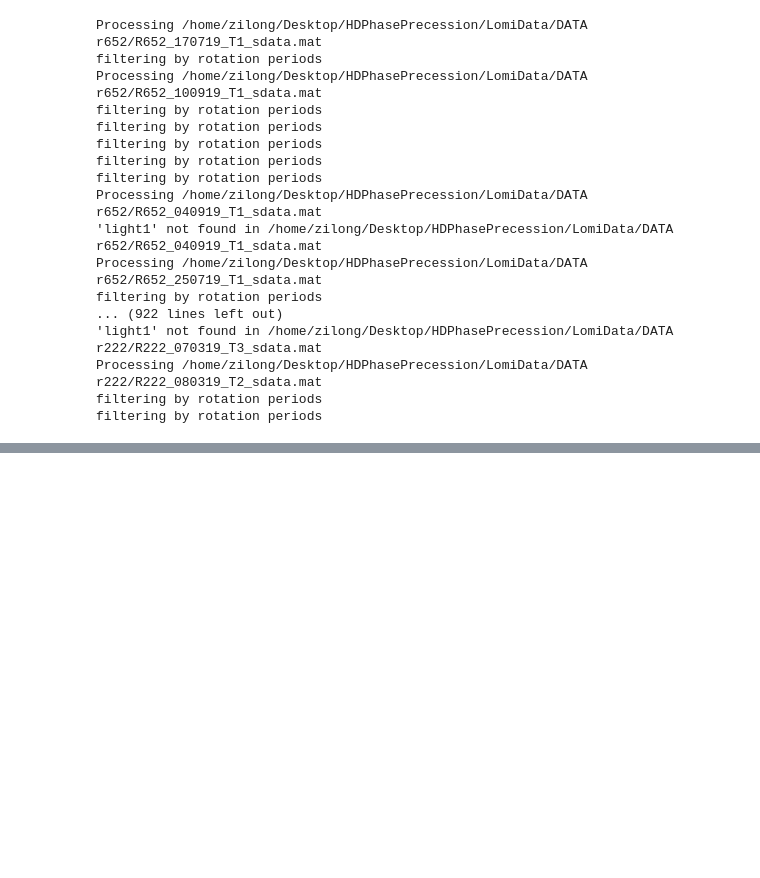
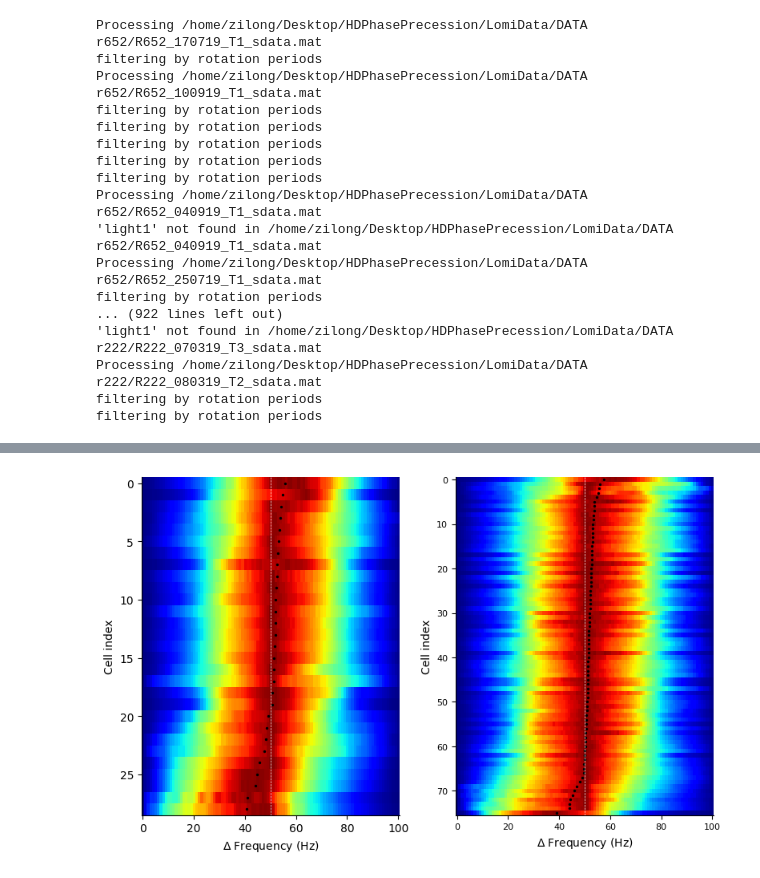
Before and after one commit to ZilongJi/HDPhasePrecession, a Jupyter notebook: IntrinsicFrequency_Geisler.ipynb, the cells around one changed output, grey strips where cells are left out. Cells and saved outputs as stored; diff of their text form; code cells hidden in the pictures; blank space fills up the shorter version.

```diff
--- a/IntrinsicFrequency_Geisler.ipynb
+++ b/IntrinsicFrequency_Geisler.ipynb
@@ -483,33 +487,61 @@ for i, ct in enumerate(cell_types):
 fig, axs = plt.subplots(1,2, figsize=(8,5), dpi=100)
 
 ax = axs[0]
-#get the index of max value in each corr
-max_idx = [np.argmax(corr) for corr in skipcorr]
+# #get the index of max value in each corr
+# max_idx = [np.argmax(corr) for corr in skipcorr]
+
+#get max_idx using the center of mass of each corr
+max_idx = [center_of_mass(corr)[0] for corr in skipcorr]
+
 #rank skipcorr by max_idx
 ranked_idx = np.argsort(max_idx)[::-1]
 #rank them
 skipcorr_ranked = [skipcorr[idx] for idx in ranked_idx]
 max_idx_ranked = [max_idx[idx] for idx in ranked_idx]
 #to array
 skipcorr_ranked = np.array(skipcorr_ranked)
 #plot ranked_corr as a heatmap using colormap 'jet'
 im = ax.imshow(skipcorr_ranked, cmap='jet', aspect='auto')
 
 #vertical
 ax.axvline(x=len(lags)//2, color='white', linestyle='--', linewidth=0.5)
 
+#plot the max_idx as a scatter plot on the heatmap
+for i, idx in enumerate(max_idx_ranked):
+    ax.scatter(idx, i, color='black', s=2)
+
+
 ax = axs[1]
 #get the index of max value in each corr
-max_idx = [np.argmax(corr) for corr in nonskipcorr]
+# max_idx = [np.argmax(corr) for corr in nonskipcorr]
+
+#get max_idx using the center of mass of each corr
+max_idx = [center_of_mass(corr)[0] for corr in nonskipcorr]
+
 #rank skipcorr by max_idx
 ranked_idx = np.argsort(max_idx)[::-1]
 #rank them
 nonskipcorr_ranked = [nonskipcorr[idx] for idx in ranked_idx]
 max_idx_ranked = [max_idx[idx] for idx in ranked_idx]
 #to array
 nonskipcorr_ranked = np.array(nonskipcorr_ranked)
 #plot ranked_corr as a heatmap using colormap 'jet'
 im = ax.imshow(nonskipcorr_ranked, cmap='jet', aspect='auto')
 
 #vertical
 ax.axvline(x=len(lags)//2, color='white', linestyle='--', linewidth=0.5)
+
+#plot the max_idx as a scatter plot on the heatmap
+for i, idx in enumerate(max_idx_ranked):
+    ax.scatter(idx, i, color='black', s=2)
+
+for ax in axs:
+    sns.despine()
+    #ticksize as 8
+    plt.tick_params(axis='both', which='major', labelsize=8)
+    ax.set_xlabel(r'$\Delta$ Frequency (Hz)', fontsize=10)
+    ax.set_ylabel('Cell index', fontsize=10)
+
+plt.tight_layout()
+# %% [output]
+[figure, added]
```
Also changed, not shown: parts of 8 cells of this notebook, 1 other file.
